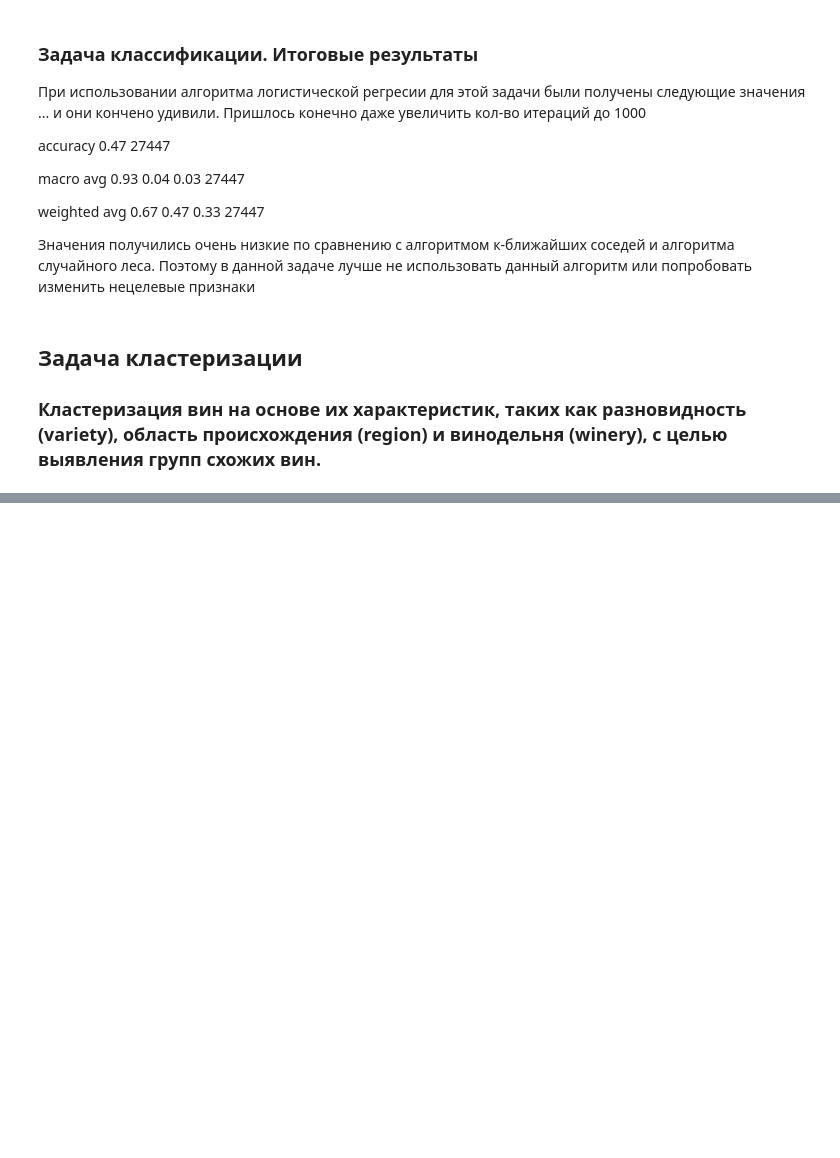
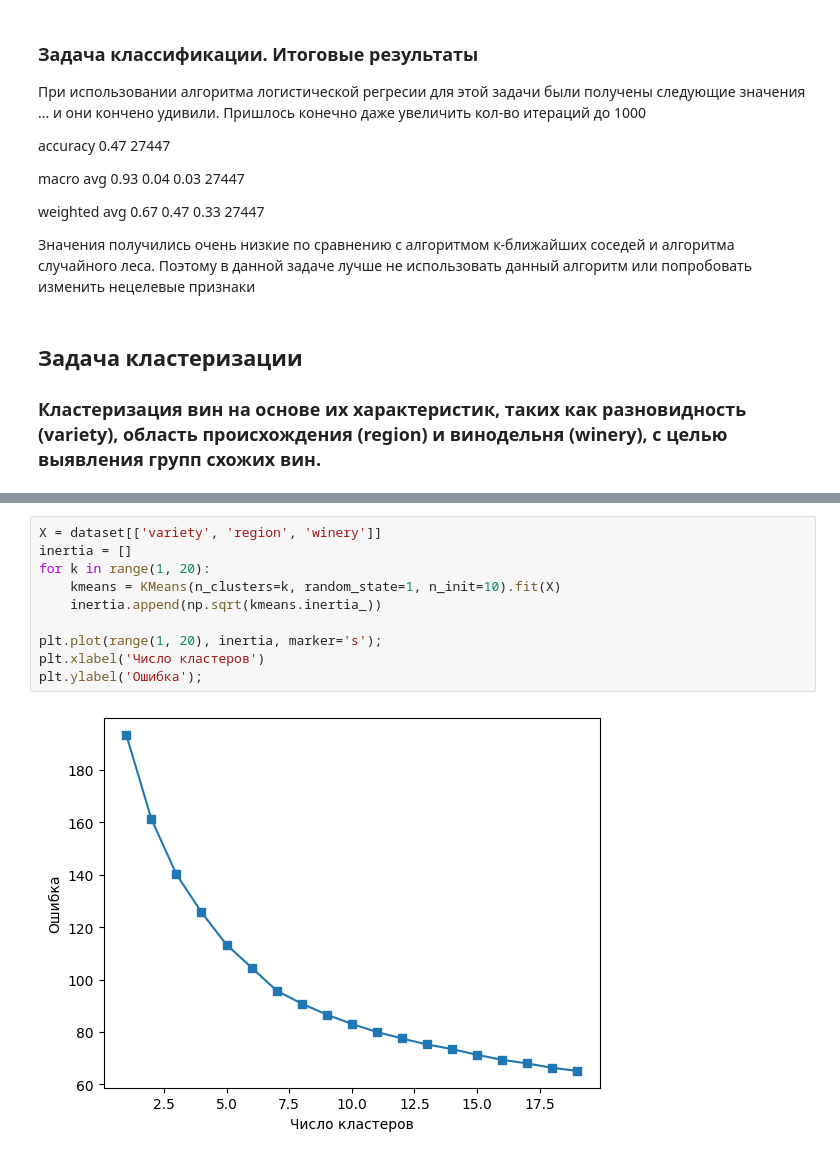
Before and after one commit to tursunovJr/wine-ml, a Jupyter notebook: Tursunov_Wine_ML.ipynb, the cells around one changed output, grey strips where cells are left out. Cells and saved outputs as stored; diff of their text form; blank space fills up the shorter version.

```diff
--- a/Tursunov_Wine_ML.ipynb
+++ b/Tursunov_Wine_ML.ipynb
@@ -421,0 +439,12 @@ weighted avg       0.67      0.47      0.33     27447
+# %%
+X = dataset[['variety', 'region', 'winery']]
+inertia = []
+for k in range(1, 20):
+    kmeans = KMeans(n_clusters=k, random_state=1, n_init=10).fit(X)
+    inertia.append(np.sqrt(kmeans.inertia_))
+
+plt.plot(range(1, 20), inertia, marker='s');
+plt.xlabel('Число кластеров')
+plt.ylabel('Ошибка');
+# %% [output]
+[figure, added]
```
Also changed, not shown: parts of 14 cells of this notebook.
